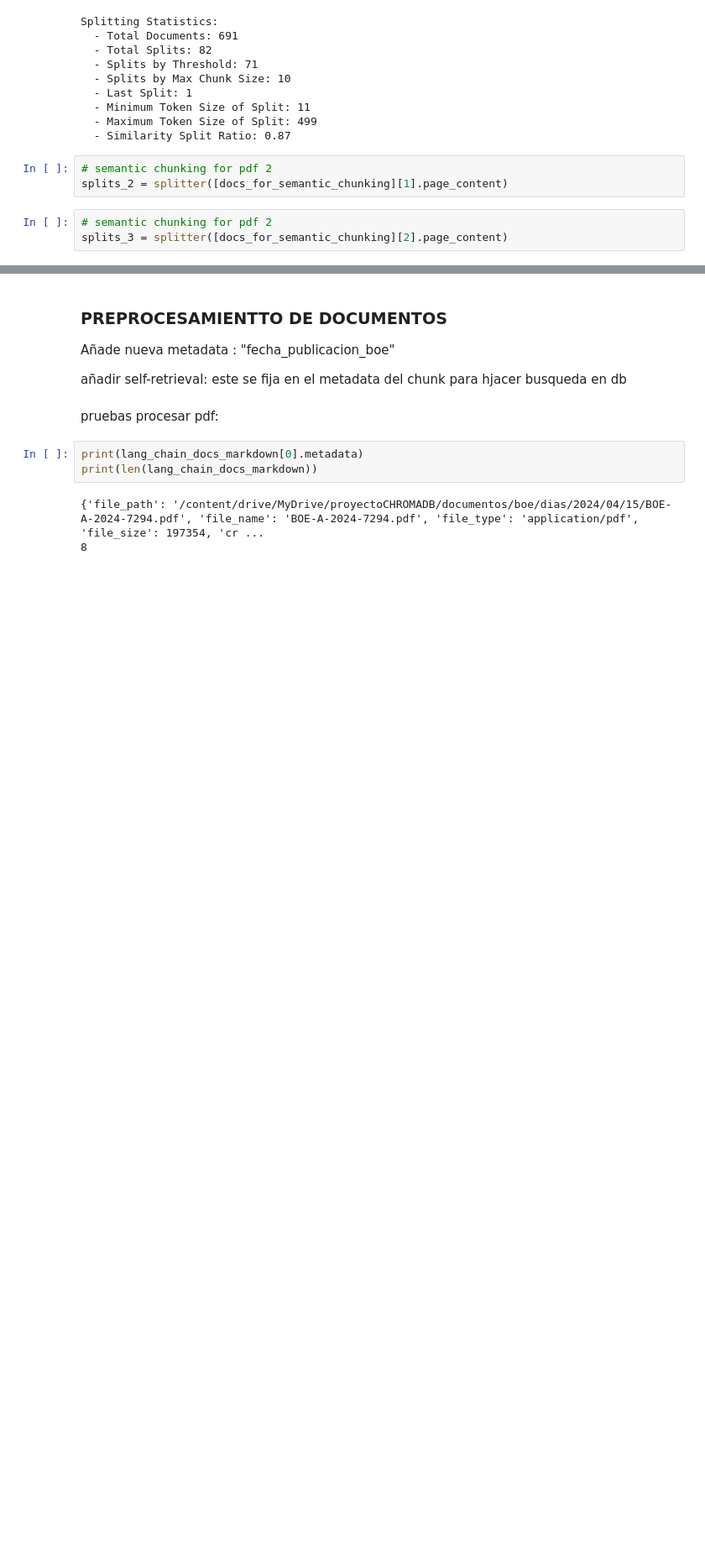
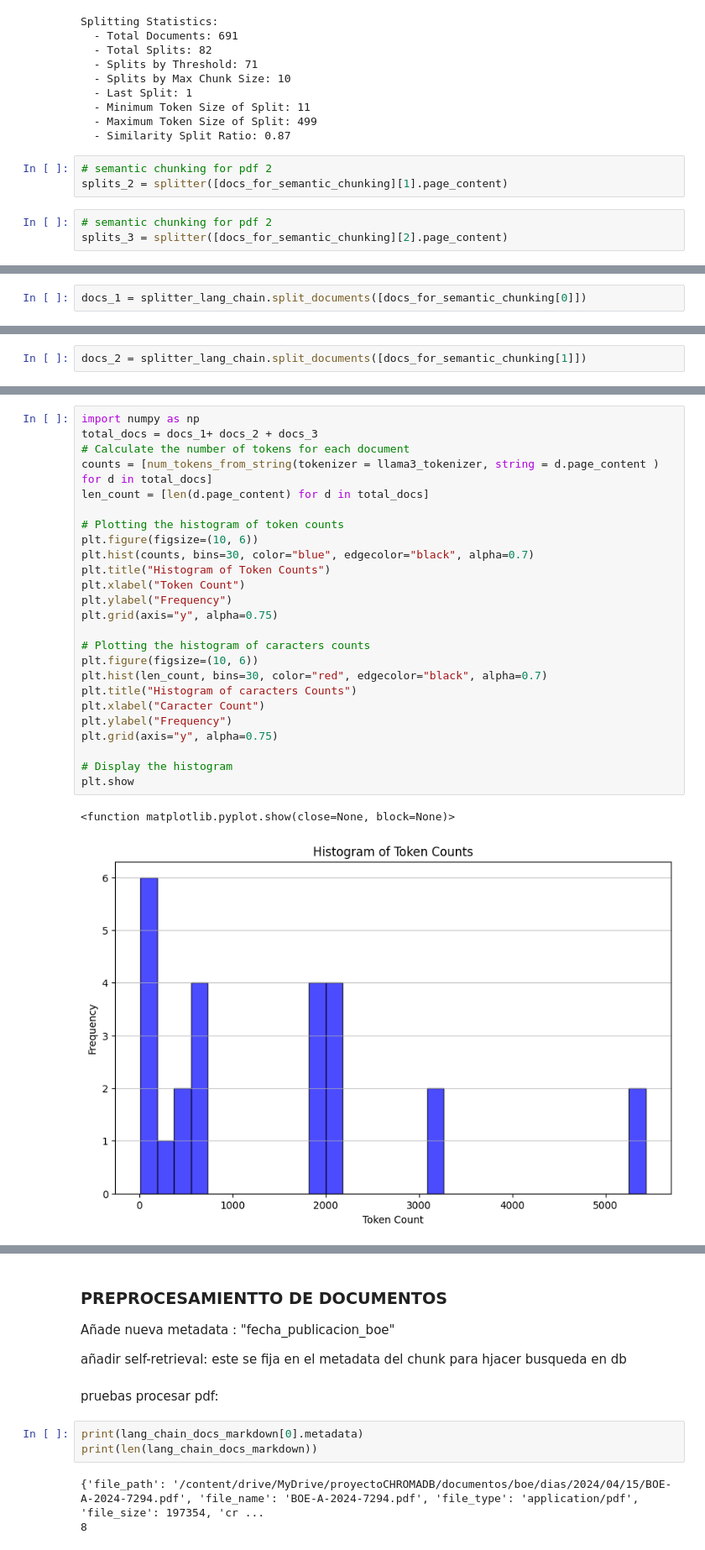
Before and after one commit to kokeitor/BOE-RAPTOR-Dimensional-RAG, a Jupyter notebook: boe_colab.ipynb, the cells around one changed output, grey strips where cells are left out. Shown at 84% size. Saved outputs shown, nothing was run; the diff lists cells and outputs as text; blank space fills up the shorter version.

```diff
--- a/boe_colab.ipynb
+++ b/boe_colab.ipynb
@@ -740,0 +796,2 @@ splits_3 = splitter([docs_for_semantic_chunking][2].page_content)
+# %%
+docs_1 = splitter_lang_chain.split_documents([docs_for_semantic_chunking[0]])
@@ -740,0 +802,2 @@ splits_3 = splitter([docs_for_semantic_chunking][2].page_content)
+# %%
+docs_2 = splitter_lang_chain.split_documents([docs_for_semantic_chunking[1]])
@@ -740,0 +845,28 @@ splits_3 = splitter([docs_for_semantic_chunking][2].page_content)
+# %%
+import numpy as np
+total_docs = docs_1+ docs_2 + docs_3
+# Calculate the number of tokens for each document
+counts = [num_tokens_from_string(tokenizer = llama3_tokenizer, string = d.page_content ) for d in total_docs]
+len_count = [len(d.page_content) for d in total_docs]
+
+# Plotting the histogram of token counts
+plt.figure(figsize=(10, 6))
+plt.hist(counts, bins=30, color="blue", edgecolor="black", alpha=0.7)
+plt.title("Histogram of Token Counts")
+plt.xlabel("Token Count")
+plt.ylabel("Frequency")
+plt.grid(axis="y", alpha=0.75)
+
+# Plotting the histogram of caracters counts
+plt.figure(figsize=(10, 6))
+plt.hist(len_count, bins=30, color="red", edgecolor="black", alpha=0.7)
+plt.title("Histogram of caracters Counts")
+plt.xlabel("Caracter Count")
+plt.ylabel("Frequency")
+plt.grid(axis="y", alpha=0.75)
+
+# Display the histogram
+plt.show
+# %% [output]
+<function matplotlib.pyplot.show(close=None, block=None)>
+[figure, added]
```
Also changed, not shown: parts of 18 cells of this notebook.
